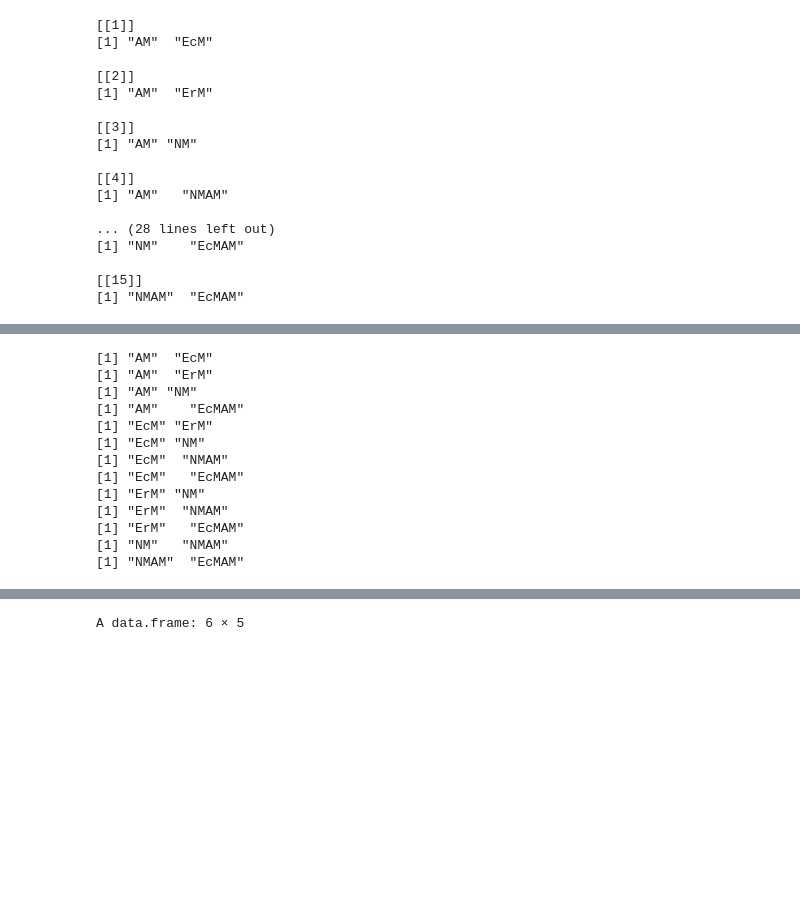
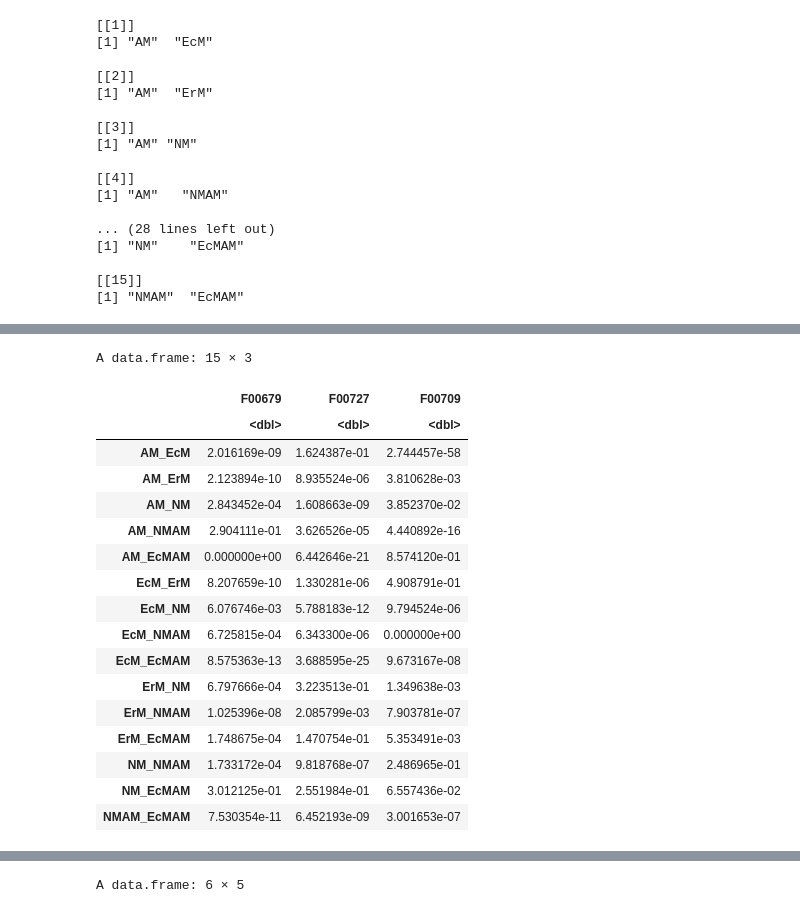
Before and after one commit to anoban/phd, a Jupyter notebook: R/notebooks/states.ipynb, the cells around one changed output, grey strips where cells are left out. Drawn from its saved outputs; the diff is of its cells as text; code cells hidden in the pictures; blank space fills up the shorter version.

```diff
--- a/R/notebooks/states.ipynb
+++ b/R/notebooks/states.ipynb
@@ -91,23 +94,30 @@ ttest$p.value
 # figure out for each trait which state pairs show significantly difference means
 
 
-
-for (pair in comps){
-    #
-    ttest <- t.test(x = subset(data, state == pair[1])[, "F00679"], y = subset(data, state == pair[2])[, "F00679"])
-    if(ttest$p.value < 0.05) print(pair)#, " ", ttest$p.value))
+for (trait in c("F00679", "F00727", "F00709")){ # for all the chosen root traits
+    for (pair in comps){ # for all possible pairs of mycorrhizal states
+        res <- wilcox.test(x = subset(data, state == pair[1])[, trait], y = subset(data, state == pair[2])[, trait])
+        wilcox_p_vals[paste0(pair[1], '_', pair[2]), trait] <- res$p.value
+        }
 }
-# %% [output]
-[1] "AM"  "EcM"
-[1] "AM"  "ErM"
-[1] "AM" "NM"
-[1] "AM"    "EcMAM"
-[1] "EcM" "ErM"
-[1] "EcM" "NM"
-[1] "EcM"  "NMAM"
-[1] "EcM"   "EcMAM"
-[1] "ErM" "NM"
-[1] "ErM"  "NMAM"
-[1] "ErM"   "EcMAM"
-[1] "NM"   "NMAM"
-[1] "NMAM"  "EcMAM"
+# %%
+wilcox_p_vals
+# %% [output]
+A data.frame: 15 × 3
+|  | F00679 | F00727 | F00709 |
+|  | <dbl> | <dbl> | <dbl> |
+| AM_EcM | 2.016169e-09 | 1.624387e-01 | 2.744457e-58 |
+| AM_ErM | 2.123894e-10 | 8.935524e-06 | 3.810628e-03 |
+| AM_NM | 2.843452e-04 | 1.608663e-09 | 3.852370e-02 |
+| AM_NMAM | 2.904111e-01 | 3.626526e-05 | 4.440892e-16 |
+| AM_EcMAM | 0.000000e+00 | 6.442646e-21 | 8.574120e-01 |
+| EcM_ErM | 8.207659e-10 | 1.330281e-06 | 4.908791e-01 |
+| EcM_NM | 6.076746e-03 | 5.788183e-12 | 9.794524e-06 |
+| EcM_NMAM | 6.725815e-04 | 6.343300e-06 | 0.000000e+00 |
+| EcM_EcMAM | 8.575363e-13 | 3.688595e-25 | 9.673167e-08 |
+| ErM_NM | 6.797666e-04 | 3.223513e-01 | 1.349638e-03 |
+| ErM_NMAM | 1.025396e-08 | 2.085799e-03 | 7.903781e-07 |
+| ErM_EcMAM | 1.748675e-04 | 1.470754e-01 | 5.353491e-03 |
+| NM_NMAM | 1.733172e-04 | 9.818768e-07 | 2.486965e-01 |
+| NM_EcMAM | 3.012125e-01 | 2.551984e-01 | 6.557436e-02 |
+| NMAM_EcMAM | 7.530354e-11 | 6.452193e-09 | 3.001653e-07 |
```
Also changed, not shown: parts of 6 cells of this notebook.
